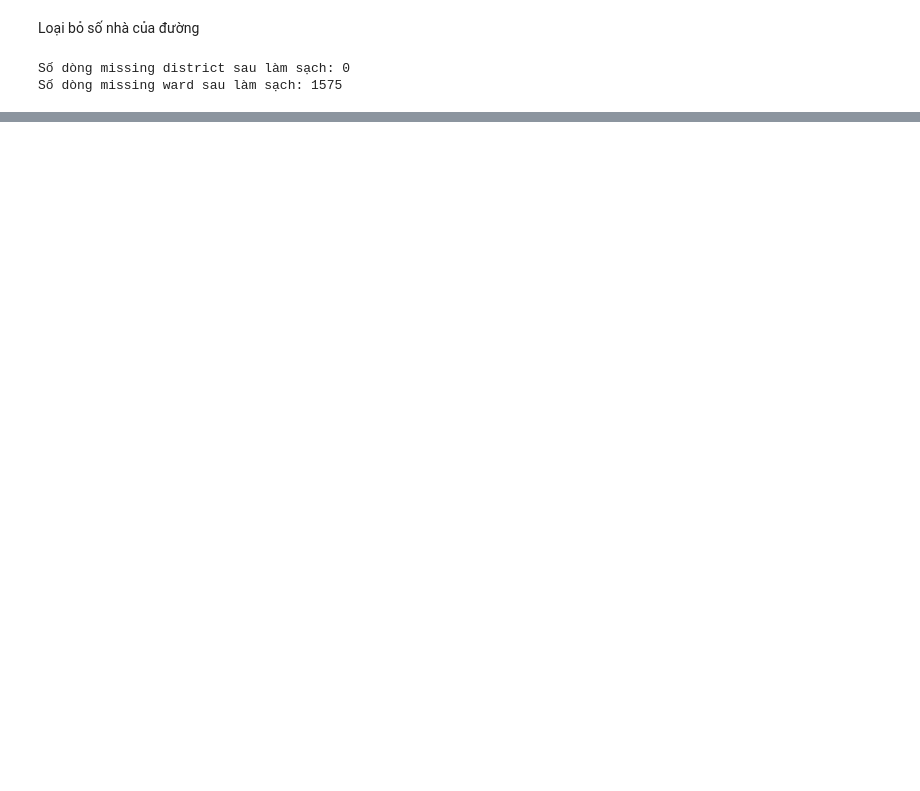
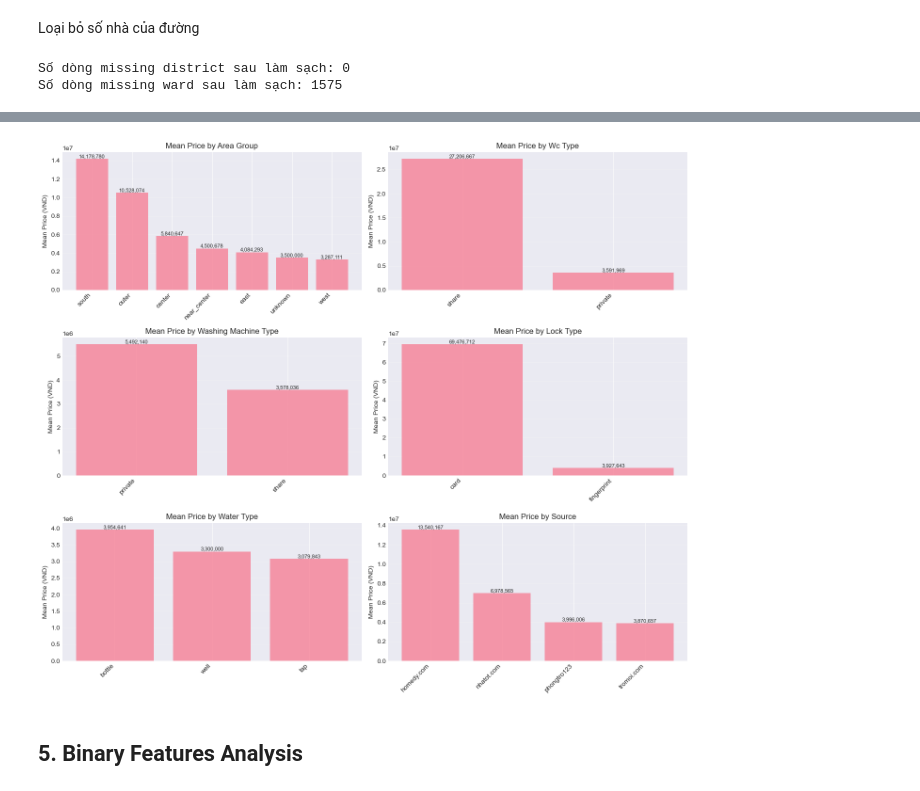
Before and after one commit to pntnhanc9/IntroToDataScience, a Jupyter notebook: notebooks/feature_engineering/address_feature.ipynb, the cells around one changed output, grey strips where cells are left out. Cells and saved outputs as stored; diff of their text form; code cells hidden in the pictures; blank space fills up the shorter version.

```diff
--- a/notebooks/feature_engineering/address_feature.ipynb
+++ b/notebooks/feature_engineering/address_feature.ipynb
@@ -841,0 +1162,32 @@ df.head(5)
+# %%
+# Visualize categorical features
+fig, axes = plt.subplots(3, 2, figsize=(14, 12))
+axes = axes.ravel()
+
+viz_features = ['area_group', 'wc_type', 'washing_machine_type', 'lock_type', 'water_type', 'source']
+
+for idx, col in enumerate(viz_features):
+    if col in df.columns and idx < len(axes):
+        valid_data = df[df[col].notna()]
+
+        if len(valid_data) > 0:
+            # Bar plot with price
+            price_by_cat = valid_data.groupby(col)['price'].mean().sort_values(ascending=False)
+
+            axes[idx].bar(range(len(price_by_cat)), price_by_cat.values, alpha=0.7)
+            axes[idx].set_xticks(range(len(price_by_cat)))
+            axes[idx].set_xticklabels(price_by_cat.index, rotation=45, ha='right')
+            axes[idx].set_ylabel('Mean Price (VND)')
+            axes[idx].set_title(f'Mean Price by {col.replace("_", " ").title()}')
+            axes[idx].grid(True, alpha=0.3, axis='y')
+
+            # Add value labels
+            for i, v in enumerate(price_by_cat.values):
+                axes[idx].text(i, v, f'{v:,.0f}', ha='center', va='bottom', fontsize=8)
+
+plt.tight_layout()
+plt.show()
+# %% [output]
+[figure, added]
+# %% [markdown]
+## 5. Binary Features Analysis
```
Also changed, not shown: parts of 50 cells of this notebook, 2 other files.
